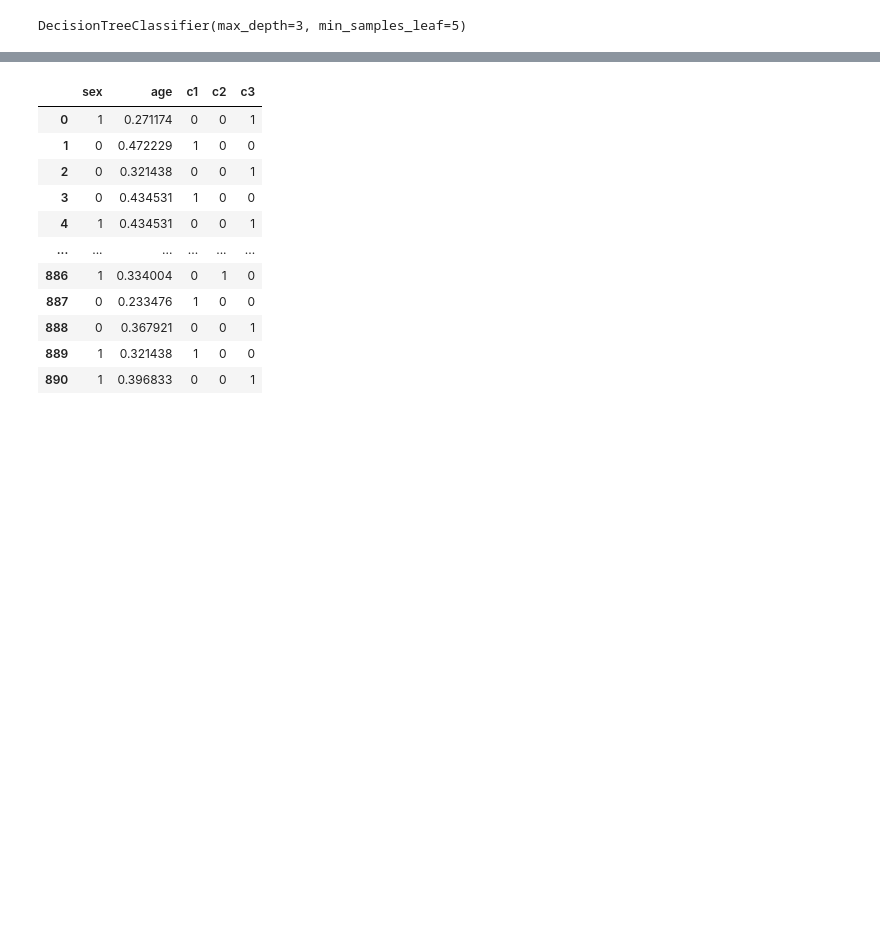
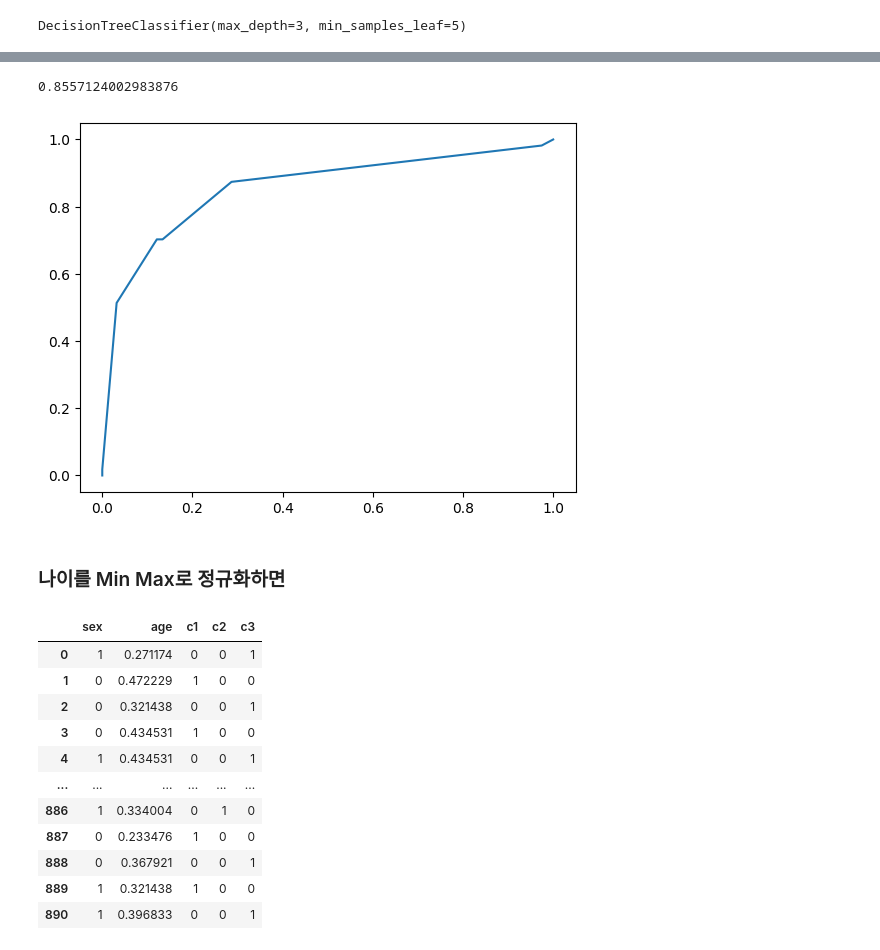
Before and after one commit to Moneul/MS-AI-School, a Jupyter notebook: python/코드로모델구현/DecisionTreeClassifier.ipynb, the cells around one changed output, grey strips where cells are left out. Saved outputs shown, nothing was run; the diff lists cells and outputs as text; code cells hidden in the pictures; blank space fills up the shorter version.

```diff
--- a/python/코드로모델구현/DecisionTreeClassifier.ipynb
+++ b/python/코드로모델구현/DecisionTreeClassifier.ipynb
@@ -296,3 +345,20 @@ InvocationException: GraphViz's executables not found
+# %%
+from sklearn import metrics
+
+y_test_proba = model.predict_proba(X_test)[:,1]
+
+metrics.roc_curve(y_test, y_test_proba)
+metrics.roc_auc_score(y_test, y_test_proba)
+# %% [output]
+0.8557124002983876
+# %%
+fpr, tpr, thresholds = metrics.roc_curve(y_test, y_test_proba)
+plt.plot(fpr, tpr, label='ROC Curve')
+plt.show()
+# %% [output]
+[figure, added]
+# %% [markdown]
+### 나이를 Min Max로 정규화하면
 # %%
 from sklearn.preprocessing import MinMaxScaler
 sc_minmax = MinMaxScaler()
```
Also changed, not shown: parts of 9 cells of this notebook, 1 other file.
